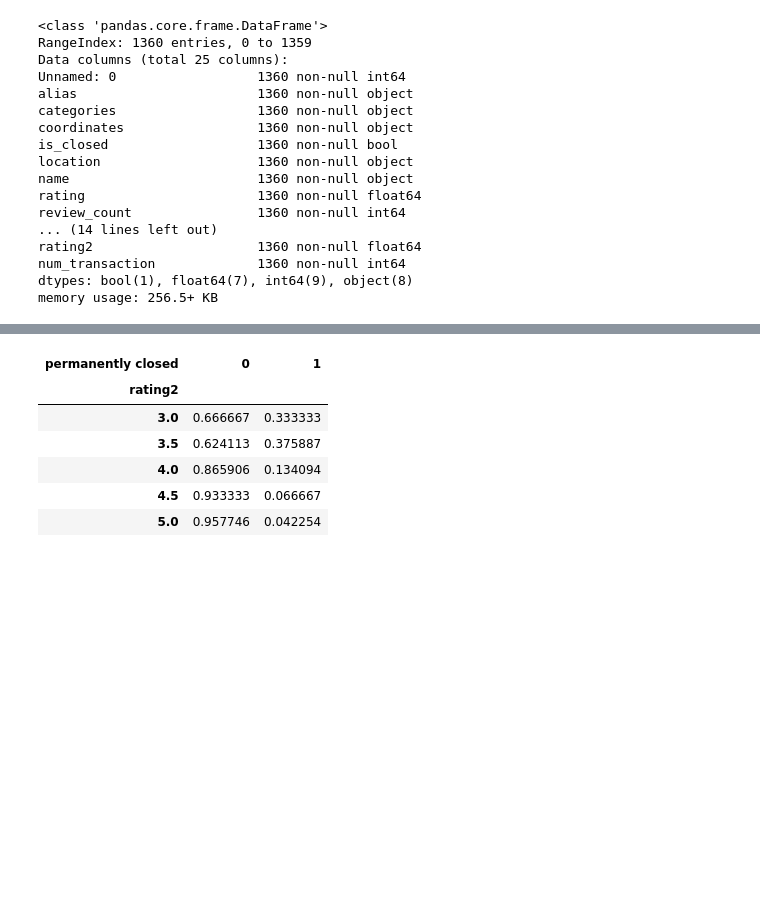
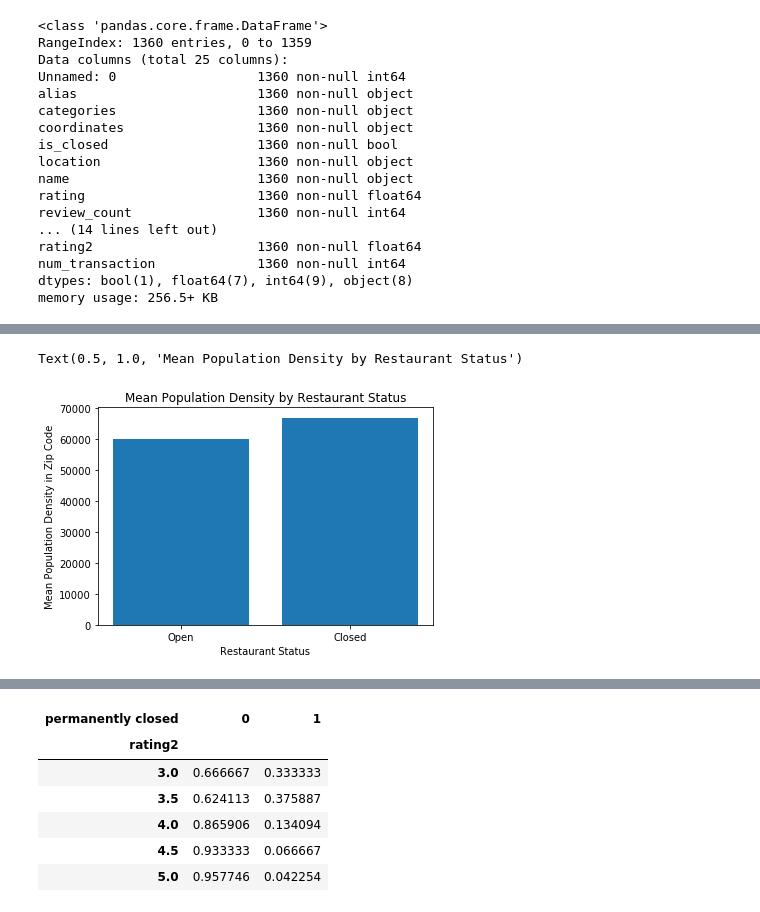
Before and after one commit to bagnine/nyc_restaurant_project, a Jupyter notebook: Univariable & bivariable analysis.ipynb, the cells around one changed output, grey strips where cells are left out. Drawn from its saved outputs; the diff is of its cells as text; code cells hidden in the pictures; blank space fills up the shorter version.

```diff
--- a/Univariable & bivariable analysis.ipynb
+++ b/Univariable & bivariable analysis.ipynb
@@ -781,0 +956,9 @@ memory usage: 256.5+ KB
+# %%
+plt.bar(data=popden_df, x='Closed', height='Mean Pop Density')
+plt.xlabel('Restaurant Status')
+plt.ylabel('Mean Population Density in Zip Code')
+# plt.ylim(0,50)
+plt.title('Mean Population Density by Restaurant Status')
+# %% [output]
+Text(0.5, 1.0, 'Mean Population Density by Restaurant Status')
+[figure, added]
```
Also changed, not shown: parts of 34 cells of this notebook, 4 other files.
